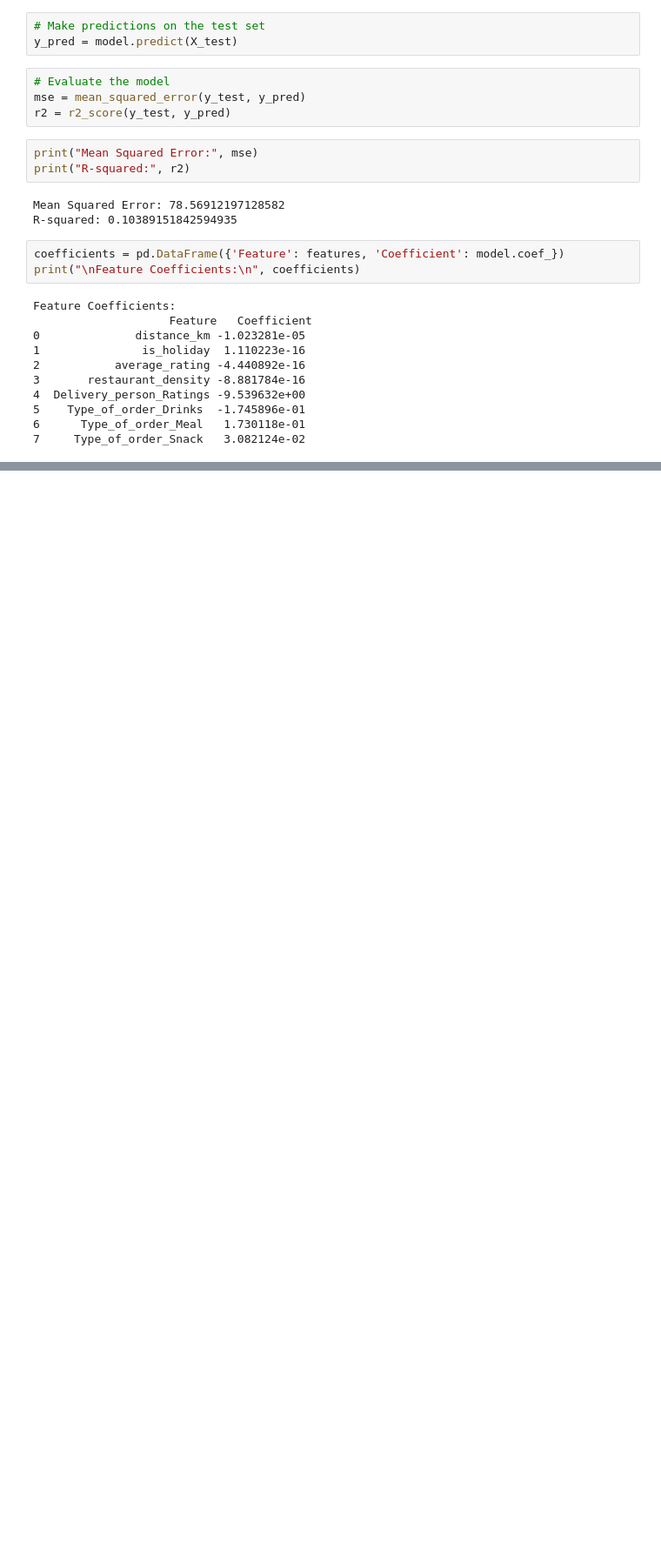
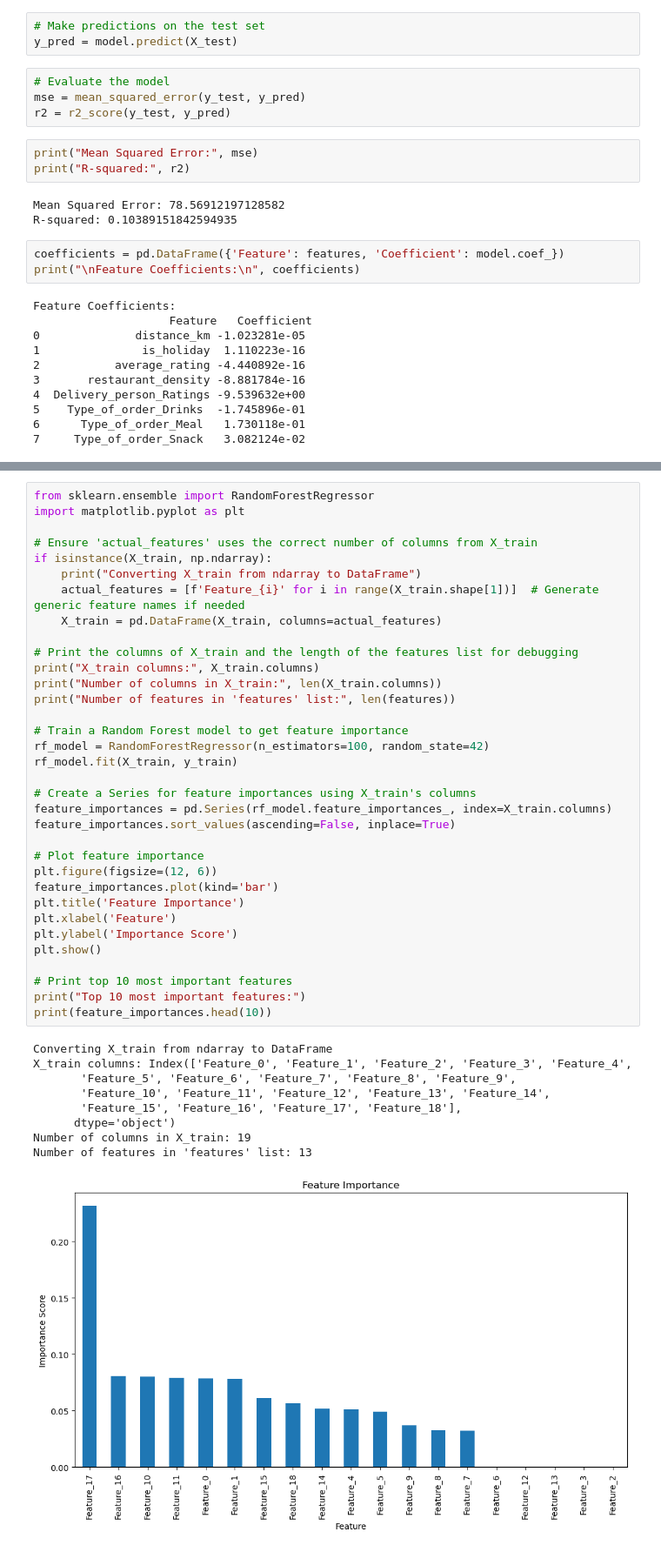
Before and after one commit to lanahuyen/food_delivery, a Jupyter notebook: food_delivery_code.ipynb, the cells around one changed output, grey strips where cells are left out. Shown at 87% size. Saved outputs shown, nothing was run; the diff lists cells and outputs as text; blank space fills up the shorter version.

```diff
--- a/food_delivery_code.ipynb
+++ b/food_delivery_code.ipynb
@@ -342,0 +541,44 @@ Feature Coefficients:
+# %%
+from sklearn.ensemble import RandomForestRegressor
+import matplotlib.pyplot as plt
+
+# Ensure 'actual_features' uses the correct number of columns from X_train
+if isinstance(X_train, np.ndarray):
+    print("Converting X_train from ndarray to DataFrame")
+    actual_features = [f'Feature_{i}' for i in range(X_train.shape[1])]  # Generate generic feature names if needed
+    X_train = pd.DataFrame(X_train, columns=actual_features)
+
+# Print the columns of X_train and the length of the features list for debugging
+print("X_train columns:", X_train.columns)
+print("Number of columns in X_train:", len(X_train.columns))
+print("Number of features in 'features' list:", len(features))
+
+# Train a Random Forest model to get feature importance
+rf_model = RandomForestRegressor(n_estimators=100, random_state=42)
+rf_model.fit(X_train, y_train)
+
+# Create a Series for feature importances using X_train's columns
+feature_importances = pd.Series(rf_model.feature_importances_, index=X_train.columns)
+feature_importances.sort_values(ascending=False, inplace=True)
+
+# Plot feature importance
+plt.figure(figsize=(12, 6))
+feature_importances.plot(kind='bar')
+plt.title('Feature Importance')
+plt.xlabel('Feature')
+plt.ylabel('Importance Score')
+plt.show()
+
+# Print top 10 most important features
+print("Top 10 most important features:")
+print(feature_importances.head(10))
+# %% [output]
+Converting X_train from ndarray to DataFrame
+X_train columns: Index(['Feature_0', 'Feature_1', 'Feature_2', 'Feature_3', 'Feature_4',
+       'Feature_5', 'Feature_6', 'Feature_7', 'Feature_8', 'Feature_9',
+       'Feature_10', 'Feature_11', 'Feature_12', 'Feature_13', 'Feature_14',
+       'Feature_15', 'Feature_16', 'Feature_17', 'Feature_18'],
+      dtype='object')
+Number of columns in X_train: 19
+Number of features in 'features' list: 13
+[figure, added]
```
Also changed, not shown: parts of 17 cells of this notebook, 12 other files.
